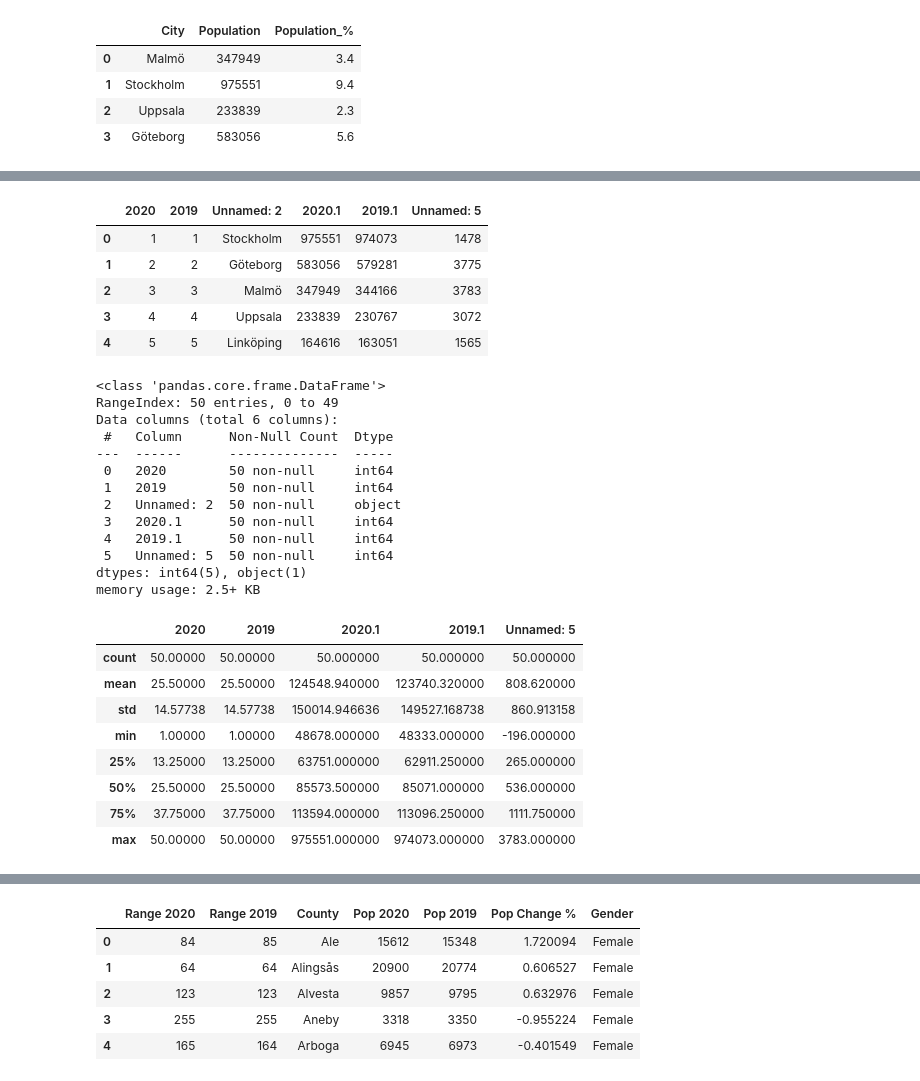
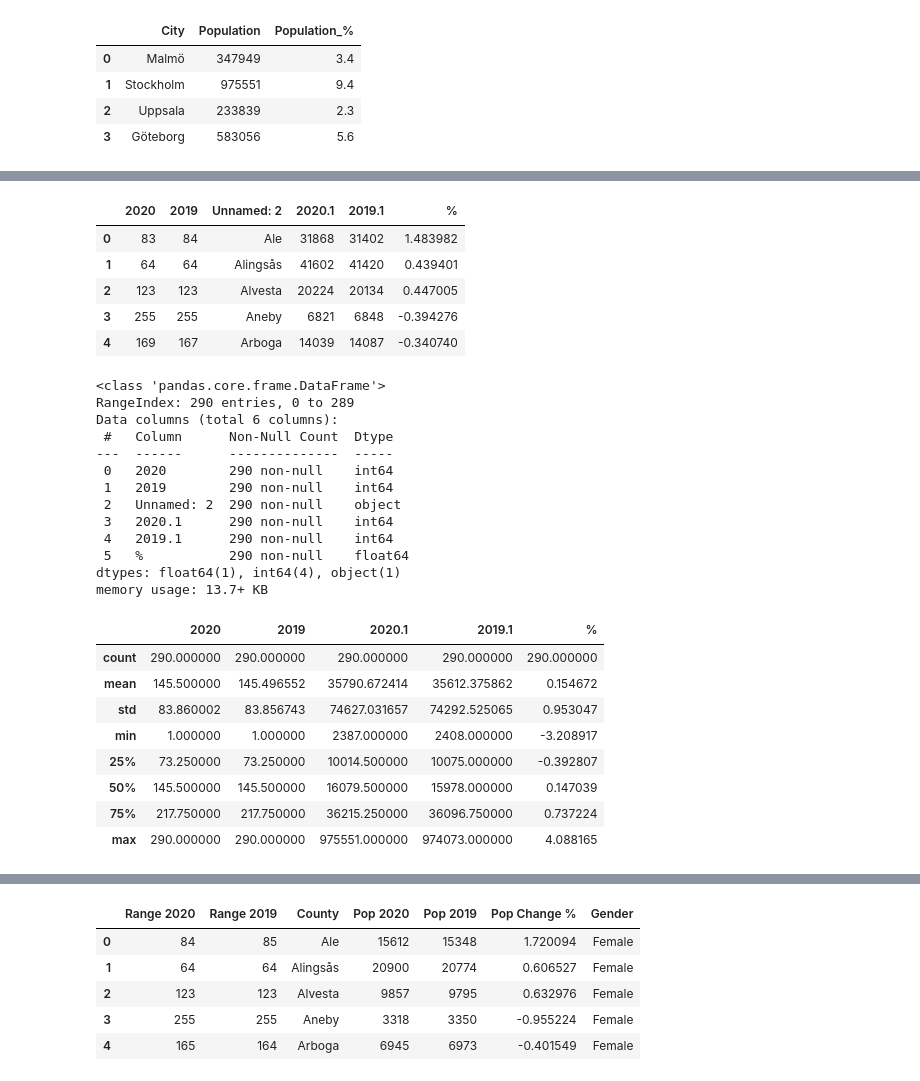
Before and after one commit to SCGlass/Data-Processing-Sam-Glass, a Jupyter notebook: Exercises/E00-Panda_fundamentals.ipynb, the cells around one changed output, grey strips where cells are left out. Cells and saved outputs as stored; diff of their text form; code cells hidden in the pictures.

```diff
--- a/Exercises/E00-Panda_fundamentals.ipynb
+++ b/Exercises/E00-Panda_fundamentals.ipynb
@@ -232,45 +232,45 @@ f)
 # %%
 import pandas as pnd
 import matplotlib.pyplot as plt
 import seaborn as sns
 
-df_pop = pd.read_excel("../Data/komtopp50_2020.xlsx", skiprows = 6)
+df_pop = pd.read_excel("../Data/komtopp50_2020.xlsx", "Totalt", skiprows = 6)
 df_pop.head()
 # %% [output]
-|  | 2020 | 2019 | Unnamed: 2 | 2020.1 | 2019.1 | Unnamed: 5 |
-| 0 | 1 | 1 | Stockholm | 975551 | 974073 | 1478 |
-| 1 | 2 | 2 | Göteborg | 583056 | 579281 | 3775 |
-| 2 | 3 | 3 | Malmö | 347949 | 344166 | 3783 |
-| 3 | 4 | 4 | Uppsala | 233839 | 230767 | 3072 |
-| 4 | 5 | 5 | Linköping | 164616 | 163051 | 1565 |
+|  | 2020 | 2019 | Unnamed: 2 | 2020.1 | 2019.1 | % |
+| 0 | 83 | 84 | Ale | 31868 | 31402 | 1.483982 |
+| 1 | 64 | 64 | Alingsås | 41602 | 41420 | 0.439401 |
+| 2 | 123 | 123 | Alvesta | 20224 | 20134 | 0.447005 |
+| 3 | 255 | 255 | Aneby | 6821 | 6848 | -0.394276 |
+| 4 | 169 | 167 | Arboga | 14039 | 14087 | -0.340740 |
 # %%
 df_pop.info()
 # %% [output]
 <class 'pandas.core.frame.DataFrame'>
-RangeIndex: 50 entries, 0 to 49
+RangeIndex: 290 entries, 0 to 289
 Data columns (total 6 columns):
  #   Column      Non-Null Count  Dtype
 ---  ------      --------------  -----
- 0   2020        50 non-null     int64
- 1   2019        50 non-null     int64
- 2   Unnamed: 2  50 non-null     object
- 3   2020.1      50 non-null     int64
- 4   2019.1      50 non-null     int64
- 5   Unnamed: 5  50 non-null     int64
-dtypes: int64(5), object(1)
-memory usage: 2.5+ KB
+ 0   2020        290 non-null    int64
+ 1   2019        290 non-null    int64
+ 2   Unnamed: 2  290 non-null    object
+ 3   2020.1      290 non-null    int64
+ 4   2019.1      290 non-null    int64
+ 5   %           290 non-null    float64
+dtypes: float64(1), int64(4), object(1)
+memory usage: 13.7+ KB
 # %%
 df_pop.describe()
 # %% [output]
-|  | 2020 | 2019 | 2020.1 | 2019.1 | Unnamed: 5 |
-| count | 50.00000 | 50.00000 | 50.000000 | 50.000000 | 50.000000 |
-| mean | 25.50000 | 25.50000 | 124548.940000 | 123740.320000 | 808.620000 |
-| std | 14.57738 | 14.57738 | 150014.946636 | 149527.168738 | 860.913158 |
-| min | 1.00000 | 1.00000 | 48678.000000 | 48333.000000 | -196.000000 |
-| 25% | 13.25000 | 13.25000 | 63751.000000 | 62911.250000 | 265.000000 |
-| 50% | 25.50000 | 25.50000 | 85573.500000 | 85071.000000 | 536.000000 |
-| 75% | 37.75000 | 37.75000 | 113594.000000 | 113096.250000 | 1111.750000 |
-| max | 50.00000 | 50.00000 | 975551.000000 | 974073.000000 | 3783.000000 |
+|  | 2020 | 2019 | 2020.1 | 2019.1 | % |
+| count | 290.000000 | 290.000000 | 290.000000 | 290.000000 | 290.000000 |
+| mean | 145.500000 | 145.496552 | 35790.672414 | 35612.375862 | 0.154672 |
+| std | 83.860002 | 83.856743 | 74627.031657 | 74292.525065 | 0.953047 |
+| min | 1.000000 | 1.000000 | 2387.000000 | 2408.000000 | -3.208917 |
+| 25% | 73.250000 | 73.250000 | 10014.500000 | 10075.000000 | -0.392807 |
+| 50% | 145.500000 | 145.500000 | 16079.500000 | 15978.000000 | 0.147039 |
+| 75% | 217.750000 | 217.750000 | 36215.250000 | 36096.750000 | 0.737224 |
+| max | 290.000000 | 290.000000 | 975551.000000 | 974073.000000 | 4.088165 |
 # %%
 df_pop.shape
 # %% [output]
```
Also changed, not shown: parts of 14 cells of this notebook.
